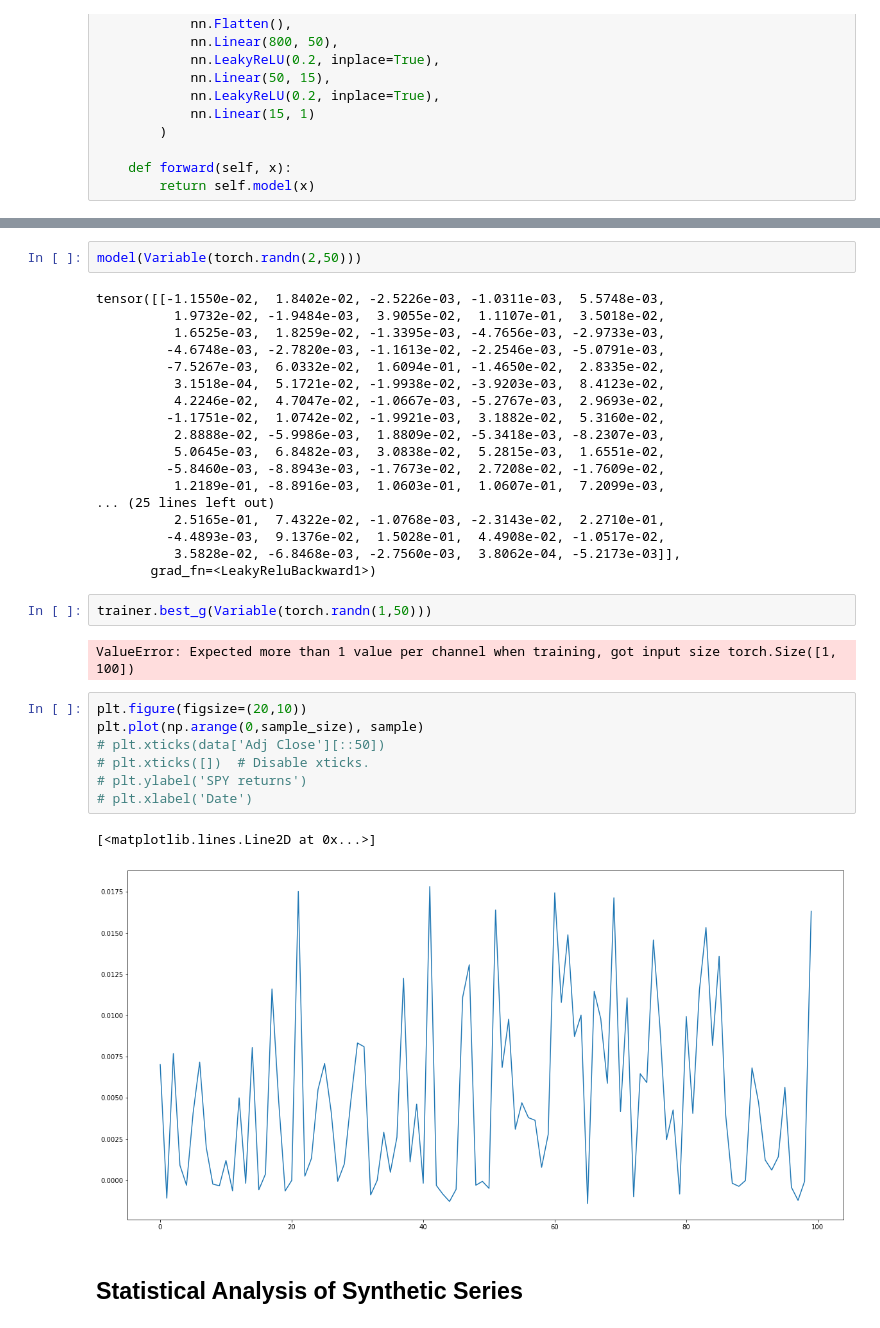
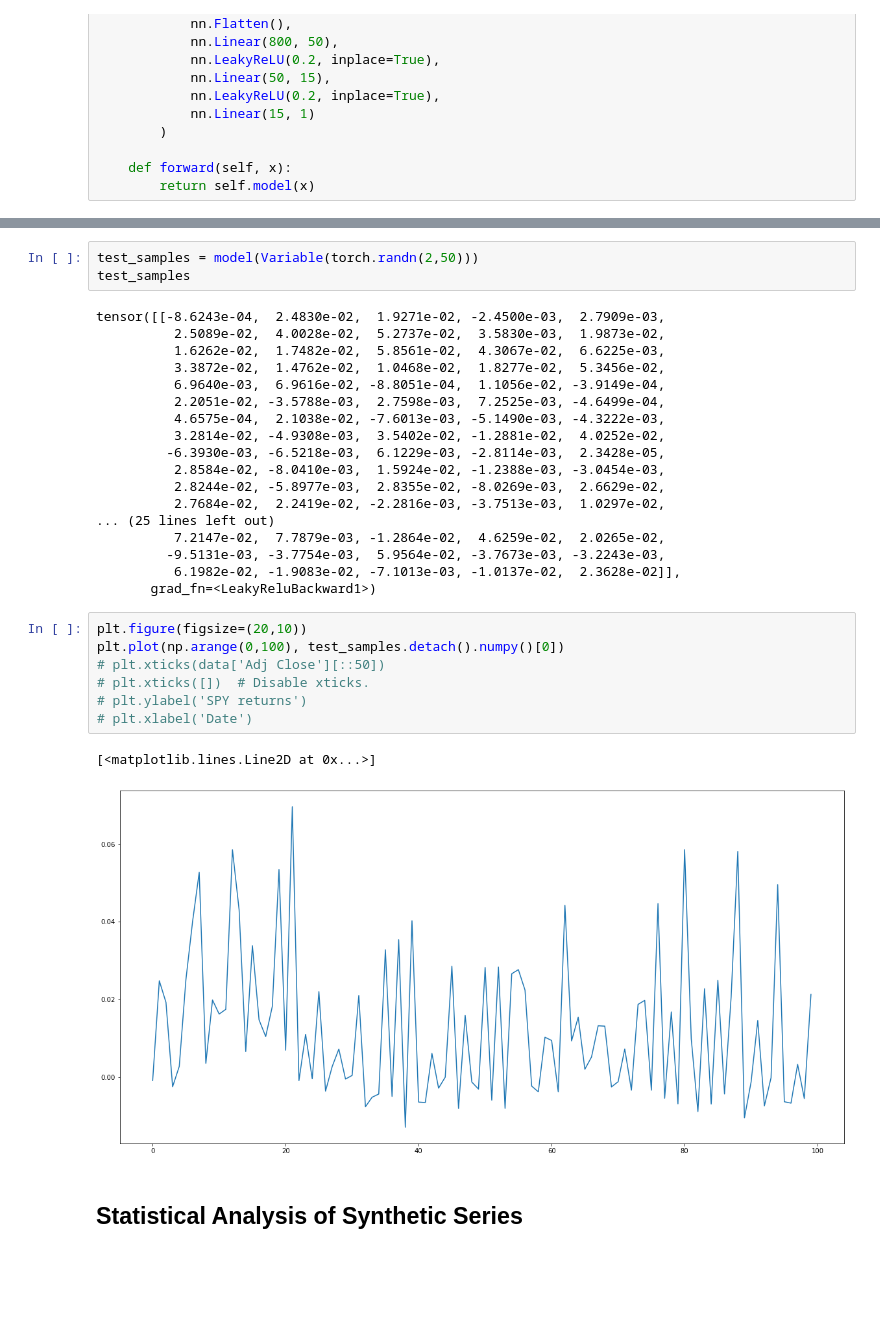
Before and after one commit to nab-126/gan_returns_simulation, a Jupyter notebook: main.ipynb, the cells around one changed output, grey strips where cells are left out. Saved outputs shown, nothing was run; the diff lists cells and outputs as text; blank space fills up the shorter version.

```diff
--- a/main.ipynb
+++ b/main.ipynb
@@ -585,36 +581,33 @@ Generator(
 # %%
-model(Variable(torch.randn(2,50)))
+test_samples = model(Variable(torch.randn(2,50)))
+test_samples
 # %% [output]
-tensor([[-1.1550e-02,  1.8402e-02, -2.5226e-03, -1.0311e-03,  5.5748e-03,
-          1.9732e-02, -1.9484e-03,  3.9055e-02,  1.1107e-01,  3.5018e-02,
-          1.6525e-03,  1.8259e-02, -1.3395e-03, -4.7656e-03, -2.9733e-03,
-         -4.6748e-03, -2.7820e-03, -1.1613e-02, -2.2546e-03, -5.0791e-03,
-         -7.5267e-03,  6.0332e-02,  1.6094e-01, -1.4650e-02,  2.8335e-02,
-          3.1518e-04,  5.1721e-02, -1.9938e-02, -3.9203e-03,  8.4123e-02,
-          4.2246e-02,  4.7047e-02, -1.0667e-03, -5.2767e-03,  2.9693e-02,
-         -1.1751e-02,  1.0742e-02, -1.9921e-03,  3.1882e-02,  5.3160e-02,
-          2.8888e-02, -5.9986e-03,  1.8809e-02, -5.3418e-03, -8.2307e-03,
-          5.0645e-03,  6.8482e-03,  3.0838e-02,  5.2815e-03,  1.6551e-02,
-         -5.8460e-03, -8.8943e-03, -1.7673e-02,  2.7208e-02, -1.7609e-02,
-          1.2189e-01, -8.8916e-03,  1.0603e-01,  1.0607e-01,  7.2099e-03,
+tensor([[-8.6243e-04,  2.4830e-02,  1.9271e-02, -2.4500e-03,  2.7909e-03,
+          2.5089e-02,  4.0028e-02,  5.2737e-02,  3.5830e-03,  1.9873e-02,
+          1.6262e-02,  1.7482e-02,  5.8561e-02,  4.3067e-02,  6.6225e-03,
+          3.3872e-02,  1.4762e-02,  1.0468e-02,  1.8277e-02,  5.3456e-02,
+          6.9640e-03,  6.9616e-02, -8.8051e-04,  1.1056e-02, -3.9149e-04,
+          2.2051e-02, -3.5788e-03,  2.7598e-03,  7.2525e-03, -4.6499e-04,
+          4.6575e-04,  2.1038e-02, -7.6013e-03, -5.1490e-03, -4.3222e-03,
+          3.2814e-02, -4.9308e-03,  3.5402e-02, -1.2881e-02,  4.0252e-02,
+         -6.3930e-03, -6.5218e-03,  6.1229e-03, -2.8114e-03,  2.3428e-05,
+          2.8584e-02, -8.0410e-03,  1.5924e-02, -1.2388e-03, -3.0454e-03,
+          2.8244e-02, -5.8977e-03,  2.8355e-02, -8.0269e-03,  2.6629e-02,
+          2.7684e-02,  2.2419e-02, -2.2816e-03, -3.7513e-03,  1.0297e-02,
 ... (25 lines left out)
-          2.5165e-01,  7.4322e-02, -1.0768e-03, -2.3143e-02,  2.2710e-01,
-         -4.4893e-03,  9.1376e-02,  1.5028e-01,  4.4908e-02, -1.0517e-02,
-          3.5828e-02, -6.8468e-03, -2.7560e-03,  3.8062e-04, -5.2173e-03]],
+          7.2147e-02,  7.7879e-03, -1.2864e-02,  4.6259e-02,  2.0265e-02,
+         -9.5131e-03, -3.7754e-03,  5.9564e-02, -3.7673e-03, -3.2243e-03,
+          6.1982e-02, -1.9083e-02, -7.1013e-03, -1.0137e-02,  2.3628e-02]],
        grad_fn=<LeakyReluBackward1>)
-# %%
-trainer.best_g(Variable(torch.randn(1,50)))
-# %% [output]
-ValueError: Expected more than 1 value per channel when training, got input size torch.Size([1, 100])
 # %%
 plt.figure(figsize=(20,10))
-plt.plot(np.arange(0,sample_size), sample)
+plt.plot(np.arange(0,100), test_samples.detach().numpy()[0])
 # plt.xticks(data['Adj Close'][::50])
 # plt.xticks([])  # Disable xticks.
 # plt.ylabel('SPY returns')
 # plt.xlabel('Date')
 # %% [output]
 [<matplotlib.lines.Line2D at 0x...>]
-[figure, old version]
+[figure, new version]
 # %% [markdown]
 ## Statistical Analysis of Synthetic Series
```
Also changed, not shown: parts of 20 cells of this notebook.
